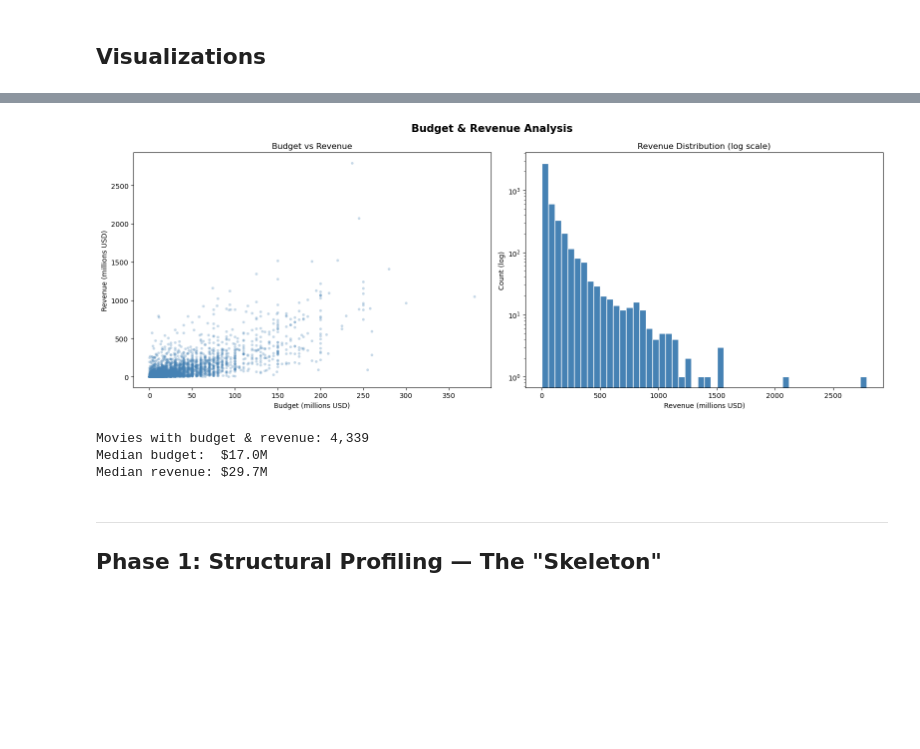
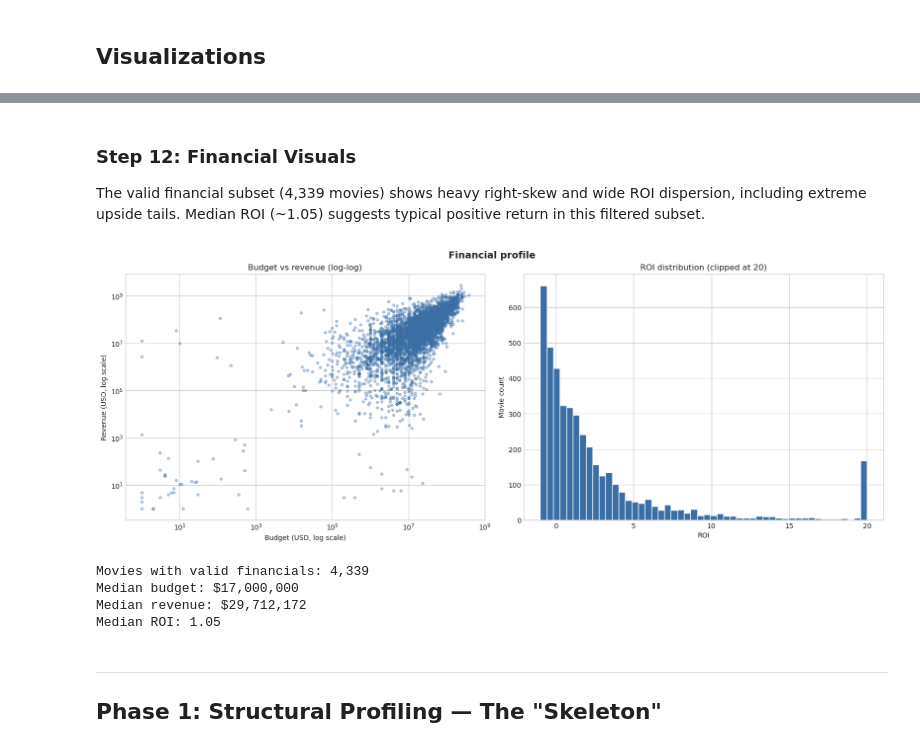
Before and after one commit to stiipp/movie-analytics-capstone-project, a Jupyter notebook: notebooks/movie_analytics_eda.ipynb, the cells around one changed output, grey strips where cells are left out. Saved outputs shown, nothing was run; the diff lists cells and outputs as text; code cells hidden in the pictures; blank space fills up the shorter version.

```diff
--- a/notebooks/movie_analytics_eda.ipynb
+++ b/notebooks/movie_analytics_eda.ipynb
@@ -198,31 +422,43 @@ Median total ratings per movie: 3
-# %%
-movies_plot = movies.assign(
-    budget  = pd.to_numeric(movies['budget'],  errors='coerce'),
-    revenue = pd.to_numeric(movies['revenue'], errors='coerce'),
-).query('budget > 0 and revenue > 0')
-
-fig, axes = plt.subplots(1, 2, figsize=(16, 6))
-fig.suptitle('Budget & Revenue Analysis', fontsize=15, fontweight='bold')
-
-axes[0].scatter(movies_plot['budget'] / 1e6, movies_plot['revenue'] / 1e6,
-                alpha=0.3, color='steelblue', edgecolors='none', s=15)
-axes[0].set(title='Budget vs Revenue', xlabel='Budget (millions USD)', ylabel='Revenue (millions USD)')
-
-(movies_plot['revenue'] / 1e6).plot(kind='hist', bins=50, ax=axes[1],
-                                     color='steelblue', edgecolor='white', log=True)
-axes[1].set(title='Revenue Distribution (log scale)', xlabel='Revenue (millions USD)', ylabel='Count (log)')
-
-plt.tight_layout()
-plt.show()
-
-print(f"Movies with budget & revenue: {len(movies_plot):,}")
-print(f"Median budget:  ${movies_plot['budget'].median()/1e6:.1f}M")
-print(f"Median revenue: ${movies_plot['revenue'].median()/1e6:.1f}M")
-# %% [output]
-[figure, removed]
-Movies with budget & revenue: 4,339
-Median budget:  $17.0M
-Median revenue: $29.7M
+# %% [markdown]
+### Step 12: Financial Visuals
+The valid financial subset (4,339 movies) shows heavy right-skew and wide ROI dispersion, including extreme upside tails. Median ROI (~1.05) suggests typical positive return in this filtered subset.
+# %%
+movies_plot = movies.query("budget_num > 0 and revenue_num > 0").copy()
+movies_plot["roi"] = (movies_plot["revenue_num"] - movies_plot["budget_num"]) / movies_plot["budget_num"]
+
+fig, axes = plt.subplots(1, 2, figsize=(16, 6), constrained_layout=True)
+fig.suptitle("Financial profile", fontsize=14, fontweight="bold")
+
+axes[0].scatter(
+    movies_plot["budget_num"],
+    movies_plot["revenue_num"],
+    alpha=0.35,
+    s=14,
+    color="#3A6EA5",
+)
+axes[0].set_xscale("log")
+axes[0].set_yscale("log")
+axes[0].set_title("Budget vs revenue (log-log)")
+axes[0].set_xlabel("Budget (USD, log scale)")
+axes[0].set_ylabel("Revenue (USD, log scale)")
+
+axes[1].hist(movies_plot["roi"].clip(-1, 20), bins=50, color="#3A6EA5", edgecolor="white")
+axes[1].set_title("ROI distribution (clipped at 20)")
+axes[1].set_xlabel("ROI")
+axes[1].set_ylabel("Movie count")
+
+plt.show()
+
+print(f"Movies with valid financials: {len(movies_plot):,}")
+print(f"Median budget: ${movies_plot['budget_num'].median():,.0f}")
+print(f"Median revenue: ${movies_plot['revenue_num'].median():,.0f}")
+print(f"Median ROI: {movies_plot['roi'].median():.2f}")
+# %% [output]
+[figure, added]
+Movies with valid financials: 4,339
+Median budget: $17,000,000
+Median revenue: $29,712,172
+Median ROI: 1.05
 # %% [markdown]
 ---
 ## Phase 1: Structural Profiling — The "Skeleton"
```
Also changed, not shown: parts of 41 cells of this notebook.
